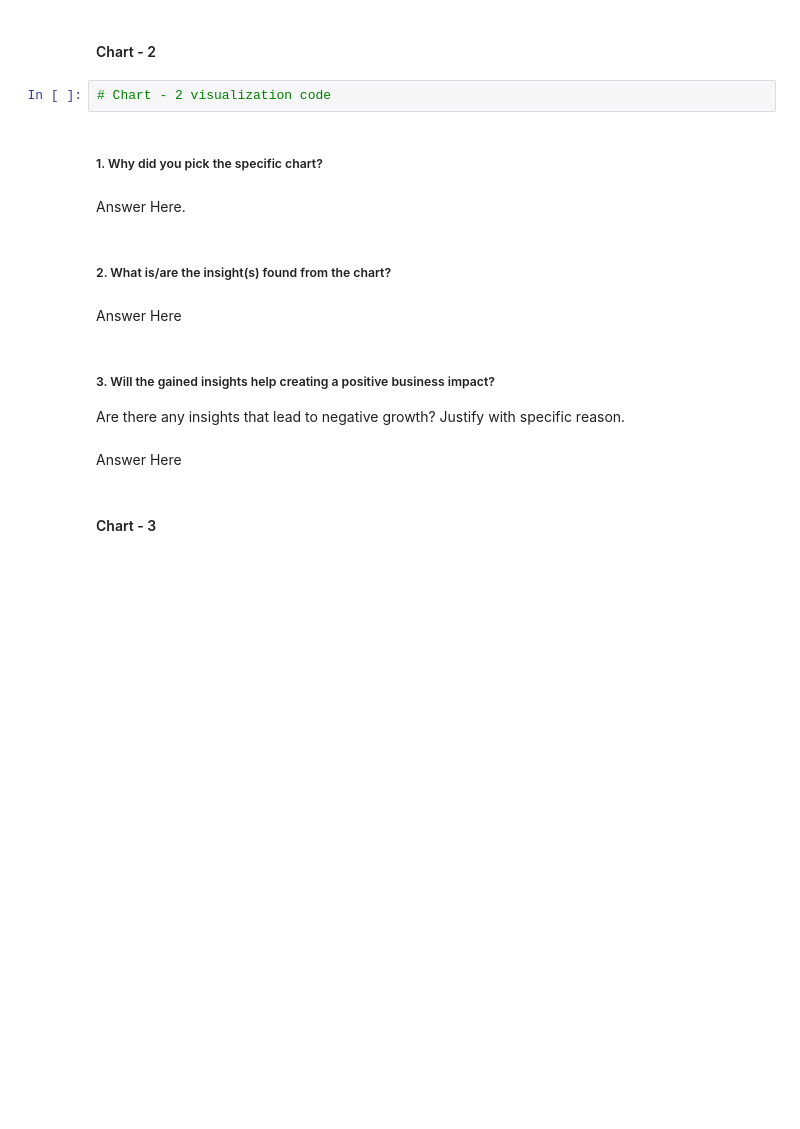
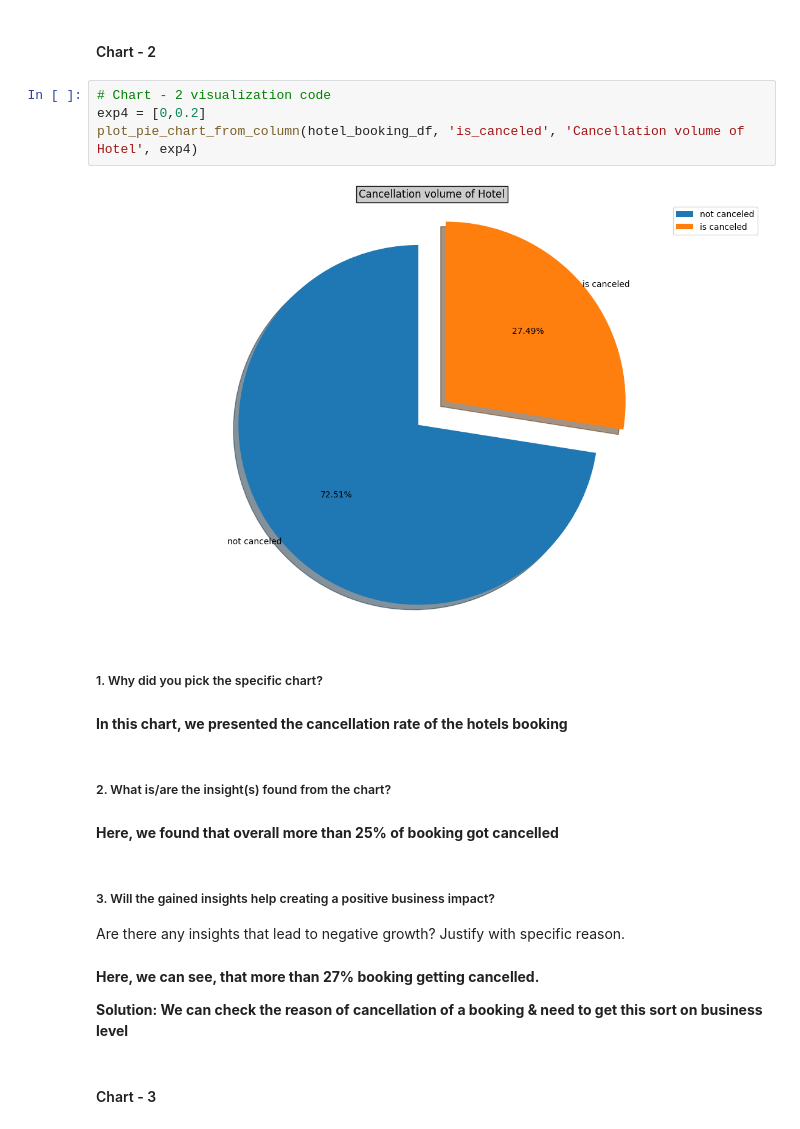
Before and after one commit to ARYANJAIN69/Hotel_Booking-Analysis, a Jupyter notebook: --ARYANJAIN_EDA_Submission.ipynb, the cells around one changed output. Saved outputs shown, nothing was run; the diff lists cells and outputs as text; blank space fills up the shorter version.

```diff
--- a/--ARYANJAIN_EDA_Submission.ipynb
+++ b/--ARYANJAIN_EDA_Submission.ipynb
@@ -633,19 +425,26 @@ Answer Here
 #### Chart - 2
 # %%
 # Chart - 2 visualization code
+exp4 = [0,0.2]
+plot_pie_chart_from_column(hotel_booking_df, 'is_canceled', 'Cancellation volume of Hotel', exp4)
+# %% [output]
+[figure, added]
 # %% [markdown]
 ##### 1. Why did you pick the specific chart?
-# %% [markdown]
-Answer Here.
+# %% [markdown]
+**In this chart, we presented the cancellation rate of the hotels booking**
 # %% [markdown]
 ##### 2. What is/are the insight(s) found from the chart?
-# %% [markdown]
-Answer Here
+# %% [markdown]
+**Here, we found that overall more than 25% of booking got cancelled**
 # %% [markdown]
 ##### 3. Will the gained insights help creating a positive business impact?
 Are there any insights that lead to negative growth? Justify with specific reason.
-# %% [markdown]
-Answer Here
+# %% [markdown]
+**Here, we can see, that more than 27% booking getting cancelled.**
+
+
+**Solution: We can check the reason of cancellation of a booking & need to get this sort on business level**
 # %% [markdown]
 #### Chart - 3
 # %%
```
Also changed, not shown: parts of 145 cells of this notebook.
